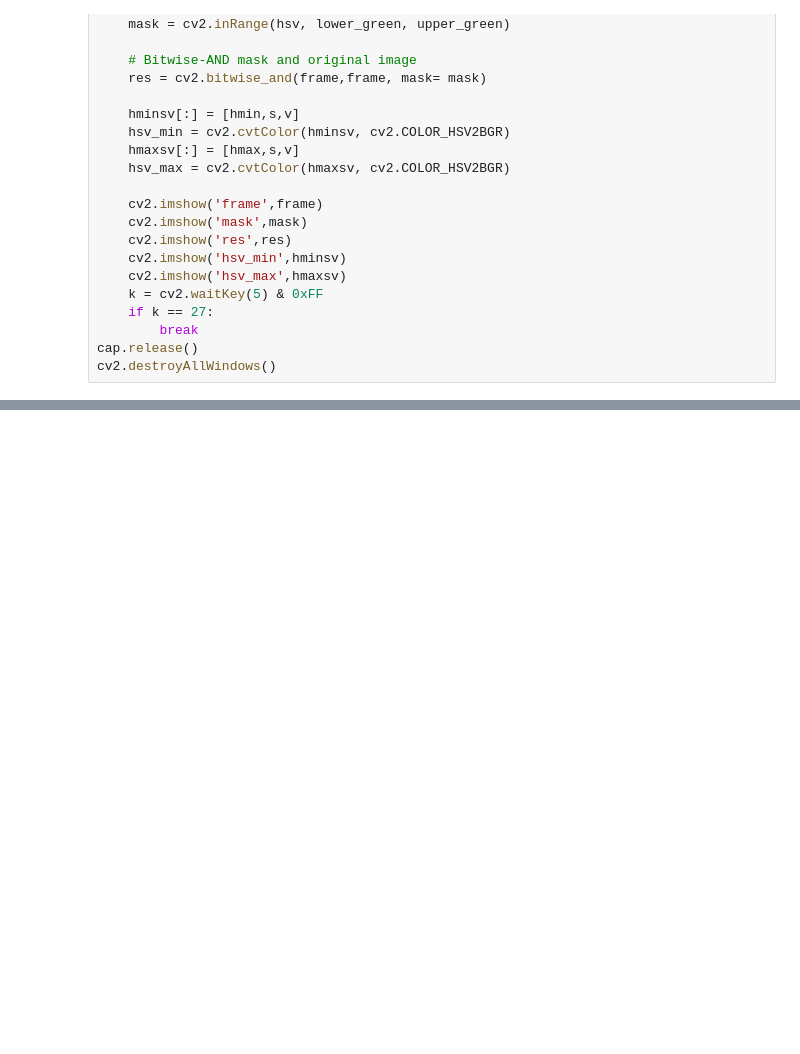
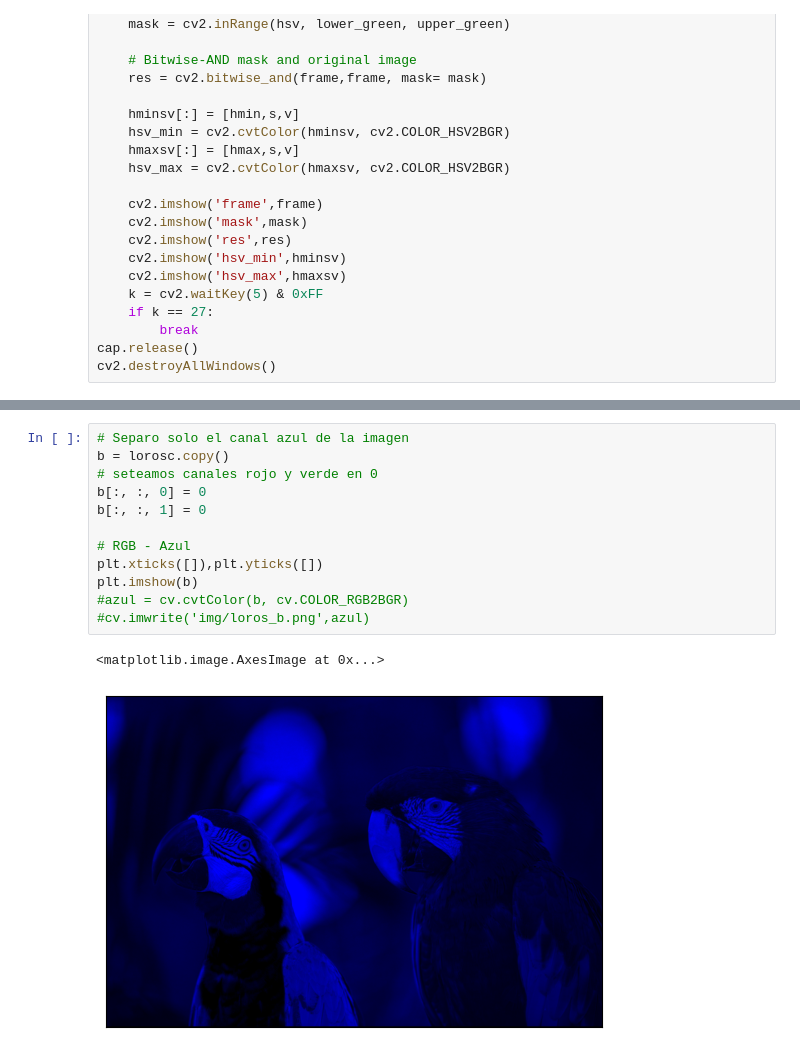
Before and after one commit to enriquezmartin/pes-utn-fra, a Jupyter notebook: python-notebooks/5-opencv/5-Colour-spaces.ipynb, the cells around one changed output, grey strips where cells are left out. Drawn from its saved outputs; the diff is of its cells as text; blank space fills up the shorter version.

```diff
--- a/python-notebooks/5-opencv/5-Colour-spaces.ipynb
+++ b/python-notebooks/5-opencv/5-Colour-spaces.ipynb
@@ -113,0 +145,15 @@ NameError: name 'imagen' is not defined
+# %%
+# Separo solo el canal azul de la imagen
+b = lorosc.copy()
+# seteamos canales rojo y verde en 0
+b[:, :, 0] = 0
+b[:, :, 1] = 0
+
+# RGB - Azul
+plt.xticks([]),plt.yticks([])
+plt.imshow(b)
+#azul = cv.cvtColor(b, cv.COLOR_RGB2BGR)
+#cv.imwrite('img/loros_b.png',azul)
+# %% [output]
+<matplotlib.image.AxesImage at 0x...>
+[figure, added]
```
Also changed, not shown: parts of 3 cells of this notebook, 4 other files.
